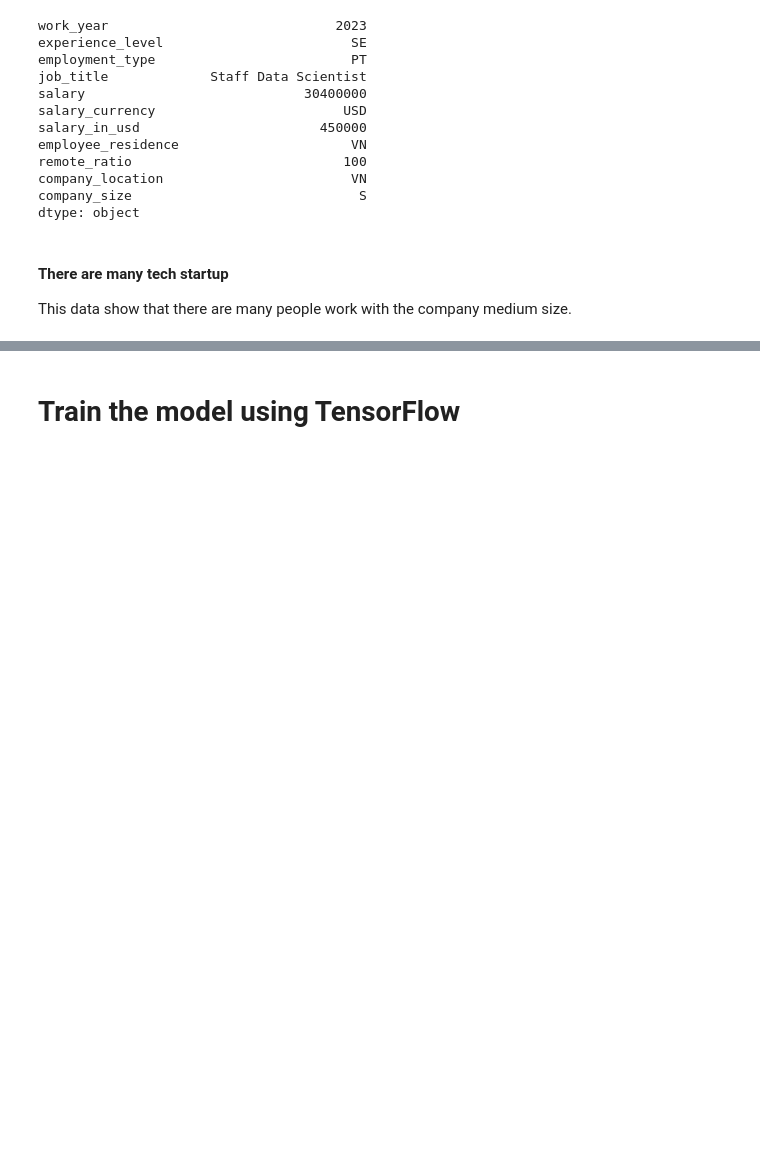
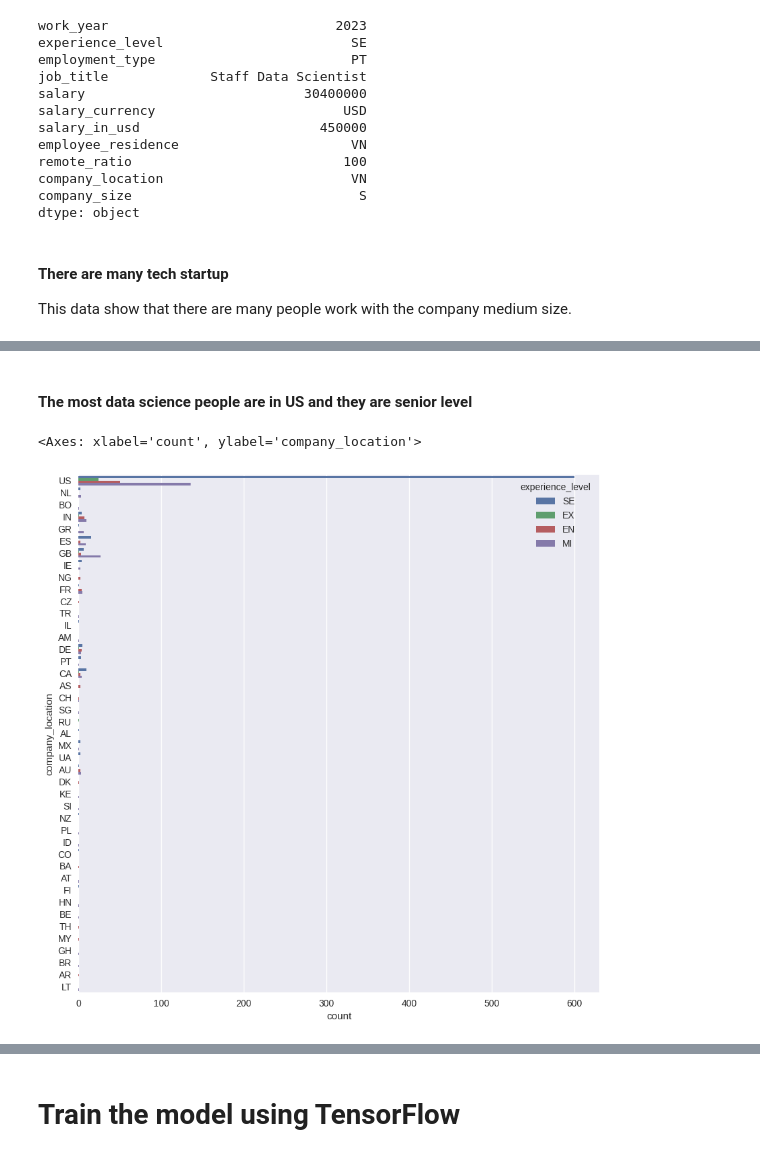
Before and after one commit to openmymai/DS-and-ML, a Jupyter notebook: ds-salary-prediction-with-tensorflow.ipynb, the cells around one changed output, grey strips where cells are left out. Saved outputs shown, nothing was run; the diff lists cells and outputs as text; code cells hidden in the pictures; blank space fills up the shorter version.

```diff
--- a/ds-salary-prediction-with-tensorflow.ipynb
+++ b/ds-salary-prediction-with-tensorflow.ipynb
@@ -243,0 +241,8 @@ fig.show()
+# %% [markdown]
+#### The most data science people are in US and they are senior level
+# %%
+plt.figure(figsize=(10,10))
+sns.countplot(data=df_eda.sample(1000), y="company_location", hue="experience_level")
+# %% [output]
+<Axes: xlabel='count', ylabel='company_location'>
+[figure, added]
```
Also changed, not shown: parts of 16 cells of this notebook.
